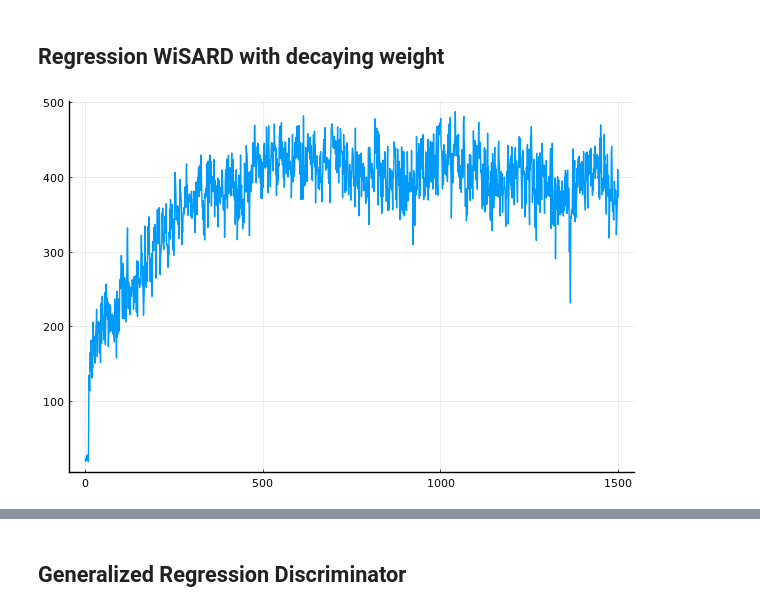
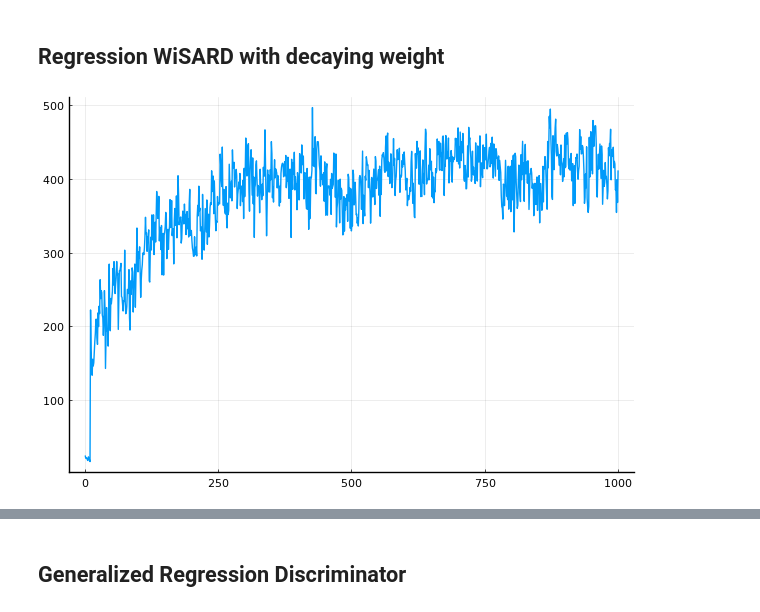
Before and after one commit to RafaelFK/Ramnet.jl, a Jupyter notebook: examples/Cartpole_with_WNN.ipynb, the cells around one changed output, grey strips where cells are left out. Cells and saved outputs as stored; diff of their text form; code cells hidden in the pictures.

```diff
--- a/examples/Cartpole_with_WNN.ipynb
+++ b/examples/Cartpole_with_WNN.ipynb
@@ -19,19 +19,6 @@ using ProgressMeter
 # %% [markdown]
 # Cartpole with Weightless Neural Networks
 # %%
-function scale(value, min, max)
-    (value - min)/(max - min)
-end
-
-function scale_state(state)
-    return [
-        scale(state[1], -4.8, 4.8),
-        scale(state[2], -4.0, 4.0),
-        scale(state[3], -0.418, 0.418),
-        scale(state[4], -3.0, 3.0)
-    ]
-end
-
 function experiences(states, actions, rewards, last_transitions, gamma)
     tuples = []
     startpoint = last_transitions[end]
@@ -56,13 +43,17 @@ struct WisardAgent <: AbstractAgent
     size::Int64
     n::Int64
     γ::Float64
-    # thermo::Thermometer
+    default::Float64
     thermo::AbstractEncoder
     Q̂::Dict{Int64,RegressionDiscriminator}
 end
 
-function WisardAgent(actions, size, n, thermo; γ = 1.0)
-    WisardAgent(actions, size, n, γ, thermo, Dict(a => RegressionDiscriminator(size, n; γ) for a in actions))
+function WisardAgent(actions, size, n, thermo; γ = 1.0, default=zero(Float64))
+    if default != zero(Float64)
+        return WisardAgent(actions, size, n, γ, default, thermo, Dict(a => RegressionDiscriminator(size, n; γ, default=(1,default)) for a in actions))
+    else
+        return WisardAgent(actions, size, n, γ, default, thermo, Dict(a => RegressionDiscriminator(size, n; γ) for a in actions))
+    end
 end
 
 struct GeneralizedRegressionDiscriminatorAgent <: AbstractAgent
@@ -70,7 +61,6 @@ struct GeneralizedRegressionDiscriminatorAgent <: AbstractAgent
     size::Int64
     n::Int64
     α::Float64
-    # thermo::Thermometer
     thermo::AbstractEncoder
     Q̂::Dict{Int64,GeneralizedRegressionDiscriminator}
 end
@@ -88,7 +78,11 @@ end
 
 function reset!(agent::WisardAgent)
     for (a, _) in agent.Q̂
-        agent.Q̂[a] = RegressionDiscriminator(agent.size, agent.n; agent.γ)
+        if agent.default != zero(Float64)
+            agent.Q̂[a] = RegressionDiscriminator(agent.size, agent.n; agent.γ, default = (1, agent.default))
+        else
+            agent.Q̂[a] = RegressionDiscriminator(agent.size, agent.n; agent.γ)
+        end
     end
 end
 
@@ -100,7 +94,6 @@ end
 
 function train_agent!(agent::AbstractAgent, experiences)
     for (state, action, target) in experiences
-        # train!(agent.Q̂[action], encode(agent.thermo, scale_state(state)), target)
         train!(agent.Q̂[action], encode(agent.thermo, state), target)
     end
 end
@@ -109,7 +102,6 @@ function act(agent::AbstractAgent, state)
     best_Q = typemin(Float64)
     best_action = [0]
     for (action, V̂) in agent.Q̂
-        # v = predict(V̂, encode(agent.thermo, scale_state(state)))
         v = predict(V̂, encode(agent.thermo, state))
 
         if v == best_Q
@@ -181,7 +173,6 @@ function run(loop::SimulationLoop, episodes=100, random_start=0)
 
         if epi % loop.exp_batch_size == 0
             # train and clean experiences' lists
-            # @show experiences(states, actions, rewards, last_transitions, loop.gamma)
             train_agent!(loop.agent, experiences(states, actions, rewards, last_transitions, loop.gamma))
             states, actions, rewards, last_transitions = [], [], [], []
             steps = 1
@@ -221,7 +212,6 @@ end
 # Measure the mean cumulative reward of a episode for a given environment
 # following the policy of a given agent
 function mean_cum_reward(env, agent, n)
-    # return np.mean([run_episode(env, agent) for _ in range(n)])
     mean([run_episode(env, agent) for _ in 1:n])
 end
 
@@ -245,7 +235,6 @@ end
 
 # Plot a learning curve from the results of a experiment
 function learning_curve(experiment_result)
-    # episodes = experiment_result.shape[1]
     plot(permutedims(mean(experiment_result; dims=1)), legend=false)
 end
 
@@ -300,20 +288,20 @@ learning_curve(results)
 # %% [markdown]
 ## Regression WiSARD with decaying weight
 # %%
-res = 270
+res = 330
 n = 30
 
 results = experiment(
     15,
     gym.make("CartPole-v1"),
     WisardAgent([0, 1], 4*res, n, CircularThermometer(cartpole_state_min, cartpole_state_max, res); γ = 0.85);
     epsilon=0.01,
     exp_batch_size=2,
-    episodes=1500,
+    episodes=1000,
     random_start=10
 )
 
 learning_curve(results)
 # %% [output]
-[figure, old version]
+[figure, new version]
 # %%
```
Also changed, not shown: parts of 11 cells of this notebook, 13 other files.
